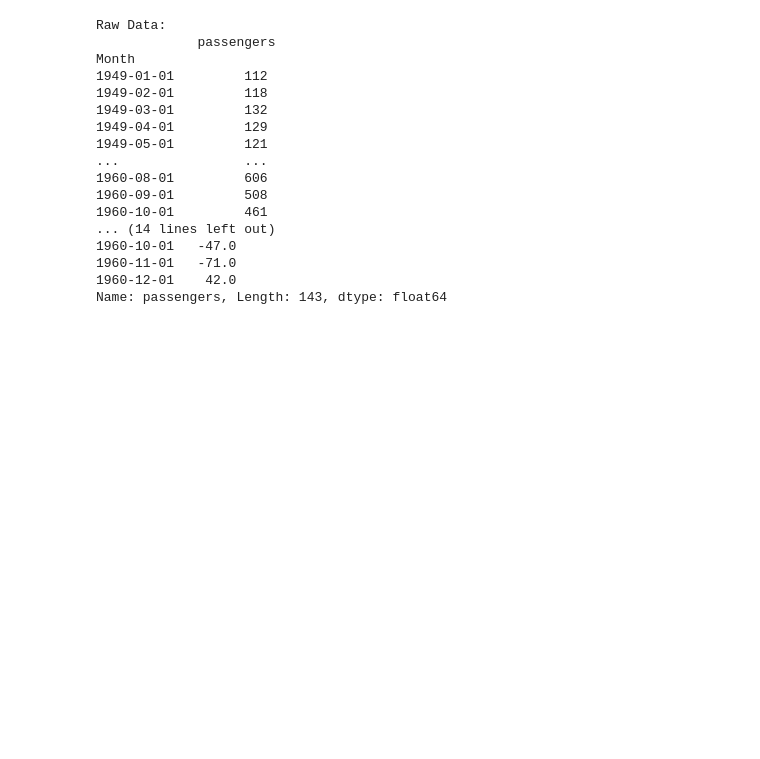
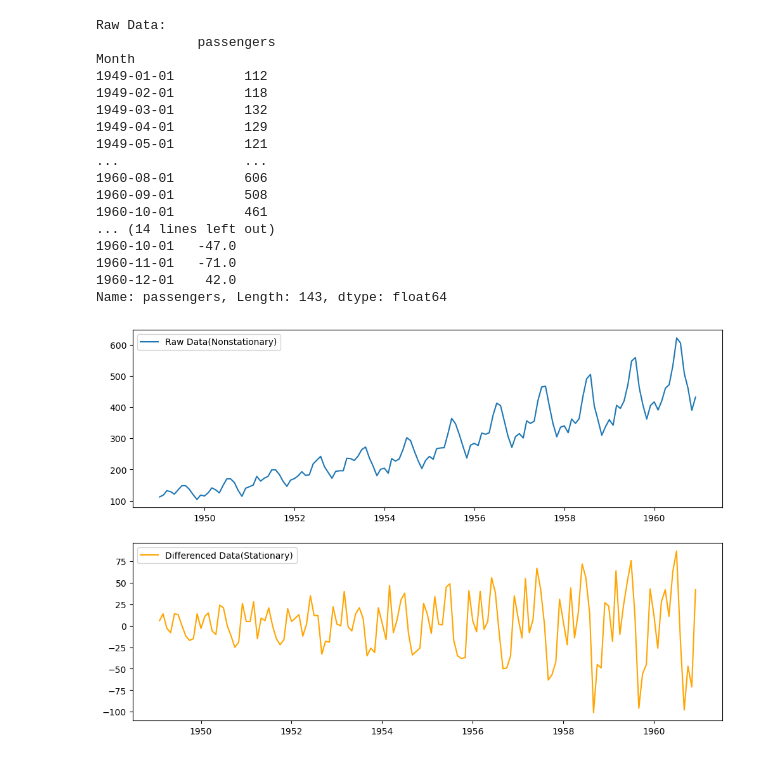
Before and after one commit to bnv20/Caba_ml, a Jupyter notebook: ML56_시계열분석_ARIMA_SARIMA_guide.ipynb, the cells around one changed output. Cells and saved outputs as stored; diff of their text form; code cells hidden in the pictures; blank space fills up the shorter version.

```diff
--- a/ML56_시계열분석_ARIMA_SARIMA_guide.ipynb
+++ b/ML56_시계열분석_ARIMA_SARIMA_guide.ipynb
@@ -176,4 +176,11 @@ Name: passengers, Length: 143, dtype: float64
 # %%
 plt.figure(figsize=(12,8))
 plt.subplot(211)
-plt.plot()
+plt.plot(data['passengers'])
+plt.legend(['Raw Data(Nonstationary)'])
+plt.subplot(212)
+plt.plot(diff_data,'orange')
+plt.legend(['Differenced Data(Stationary)'])
+plt.show()
+# %% [output]
+[figure, added]
```
Also changed, not shown: parts of 16 cells of this notebook.
